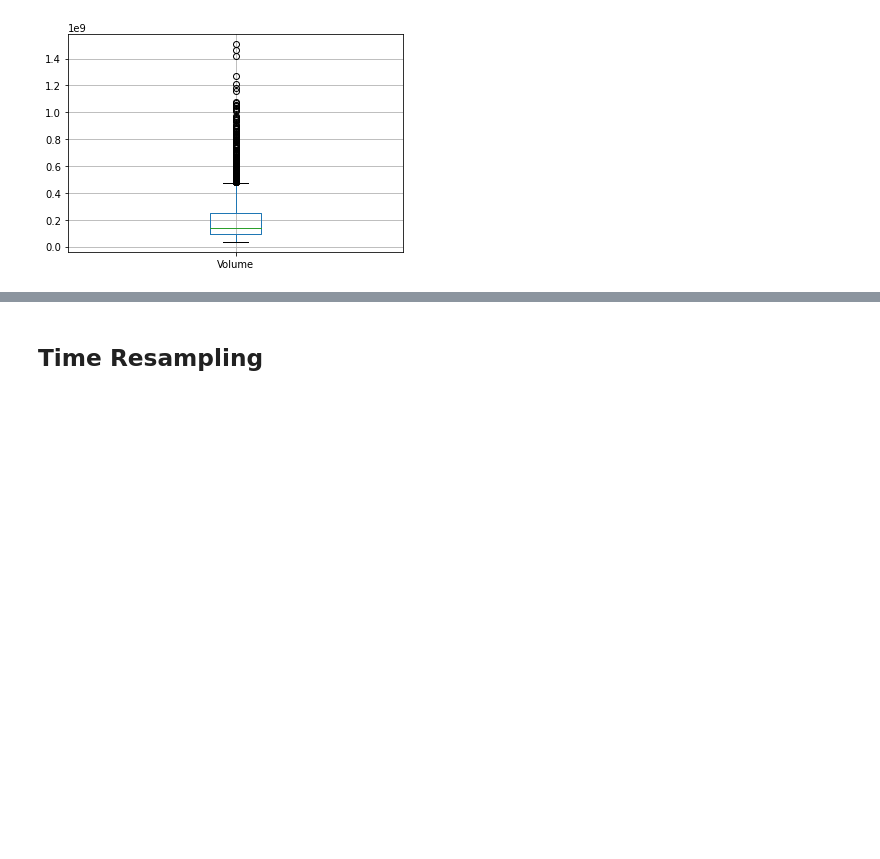
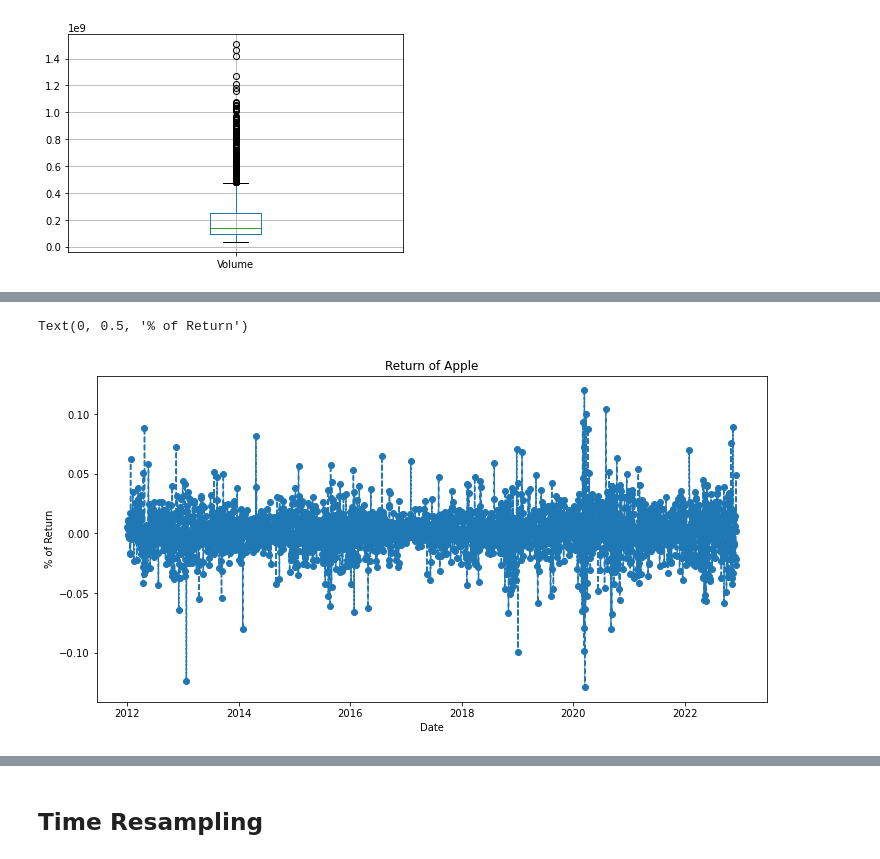
Before and after one commit to grantc00/Capstone-2, a Jupyter notebook: Capstone2.ipynb, the cells around one changed output, grey strips where cells are left out. Cells and saved outputs as stored; diff of their text form; code cells hidden in the pictures; blank space fills up the shorter version.

```diff
--- a/Capstone2.ipynb
+++ b/Capstone2.ipynb
@@ -154,0 +174,11 @@ df_aapl[['Volume']].boxplot()
+# %%
+# Return of apple
+
+plt.figure(figsize=(12, 6))
+plt.plot(df_aapl['Adj Close'].pct_change(), linestyle='--', marker='o')
+plt.title('Return of Apple')
+plt.xlabel('Date')
+plt.ylabel('% of Return')
+# %% [output]
+Text(0, 0.5, '% of Return')
+[figure, added]
```
Also changed, not shown: parts of 9 cells of this notebook.
